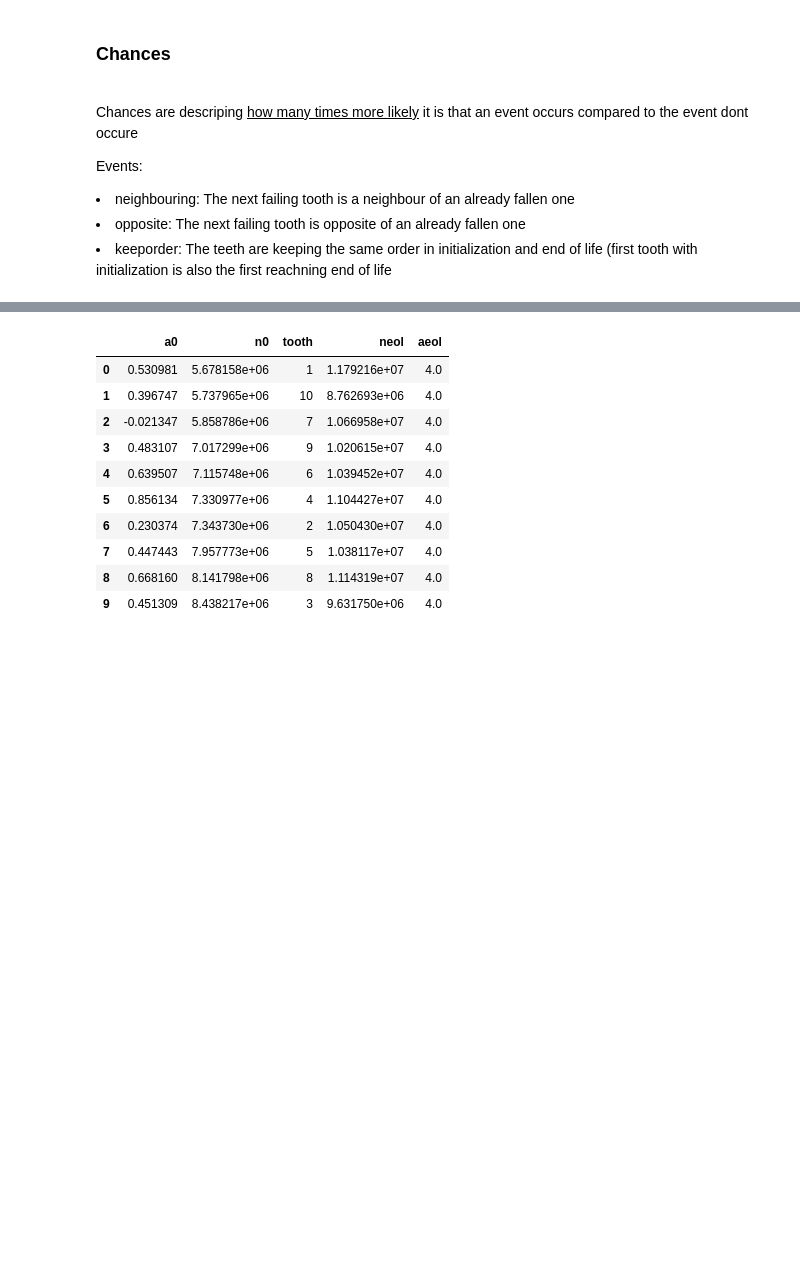
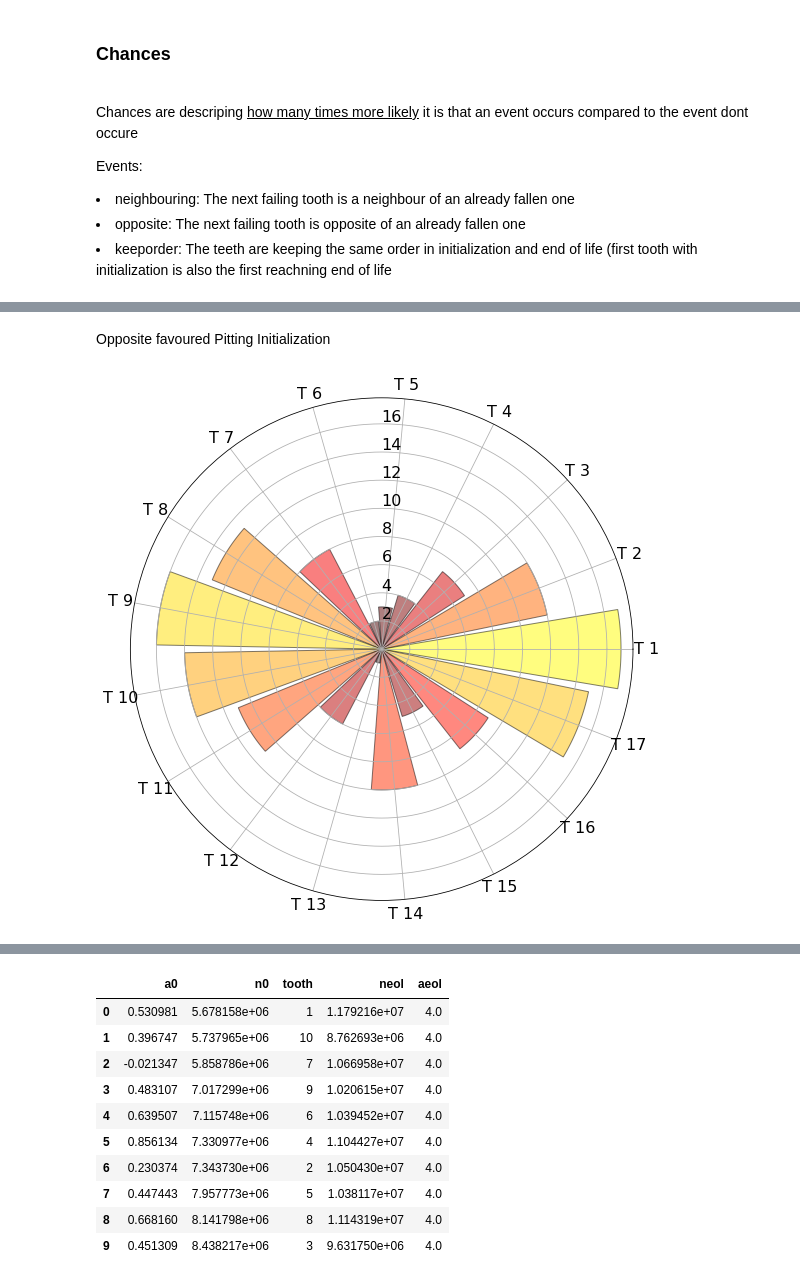
Before and after one commit to HoChiak/Gearbox, a Jupyter notebook: RF_Sim_GearboxVibration.ipynb, the cells around one changed output, grey strips where cells are left out. Drawn from its saved outputs; the diff is of its cells as text; code cells hidden in the pictures; blank space fills up the shorter version.

```diff
--- a/RF_Sim_GearboxVibration.ipynb
+++ b/RF_Sim_GearboxVibration.ipynb
@@ -459,0 +496,9 @@ os.chdir(wd)
+# %% [markdown]
+<p>Opposite favoured Pitting Initialization</p>
+# %%
+Deg_Gear['Chances'] = {'neighbouring': 1, 'opposite': 100, 'keeporder': 1}
+deg_model = Gear_Degradation(17, Deg_Gear, 1)
+deg_model.get_initial_values()
+gf.plot_gear_polar(deg_model.state0, kind='order')
+# %% [output]
+[figure, added]
```
Also changed, not shown: parts of 24 cells of this notebook.
